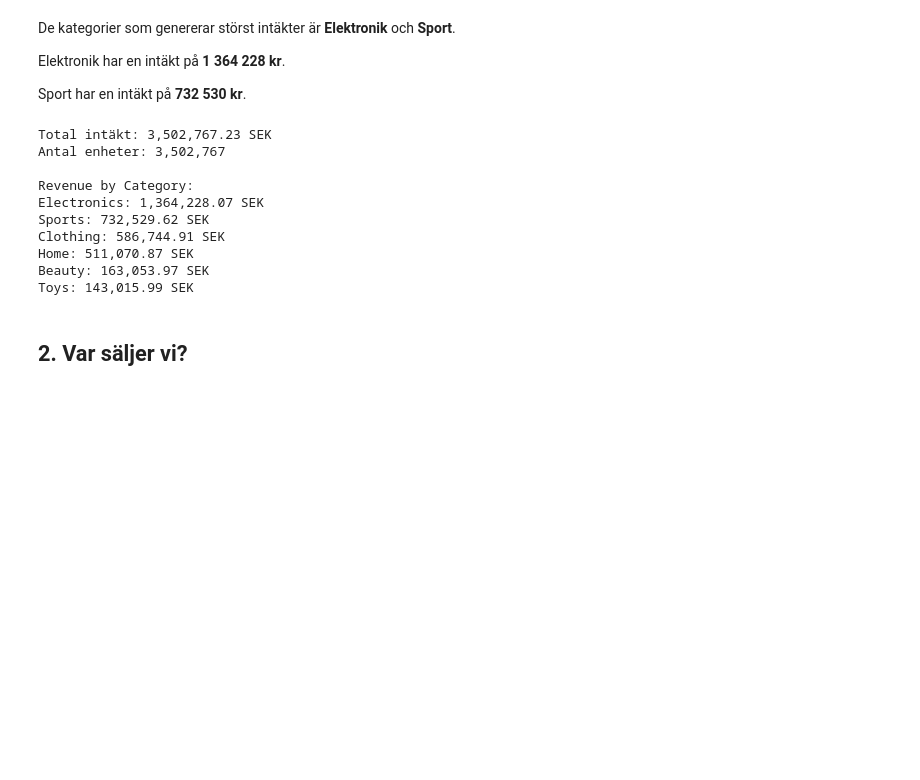
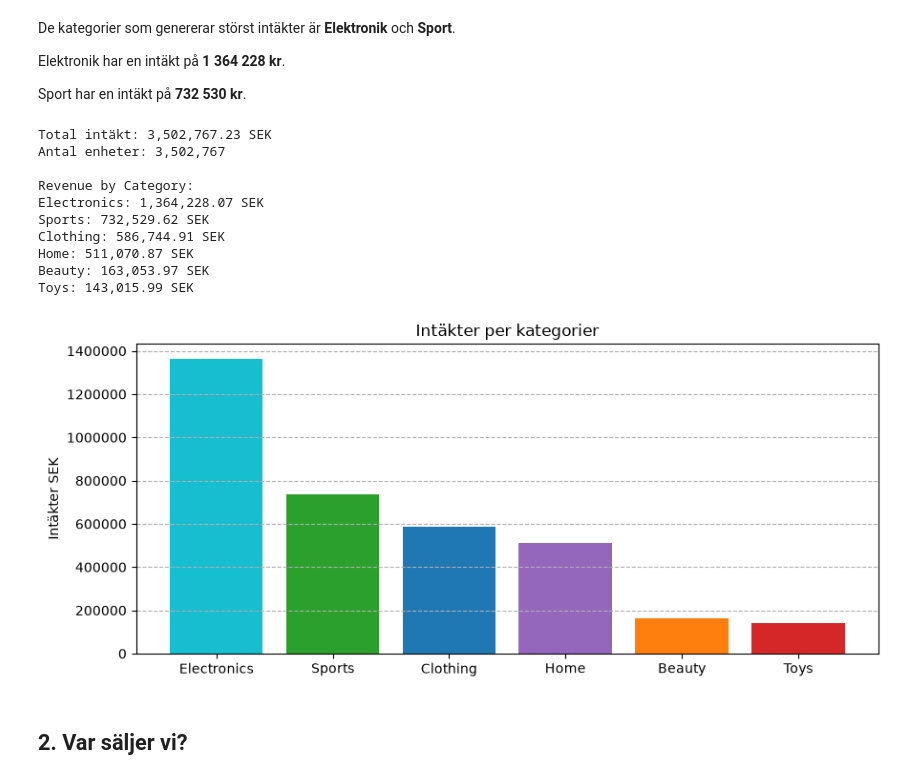
Before and after one commit to Jujbraga/ecommerce-sales-report, a Jupyter notebook: notebook/report.ipynb, the cells around one changed output. Saved outputs shown, nothing was run; the diff lists cells and outputs as text; code cells hidden in the pictures; blank space fills up the shorter version.

Commit message:
add graphic bar by category

```diff
--- a/notebook/report.ipynb
+++ b/notebook/report.ipynb
@@ -21,24 +21,27 @@ Sport har en intäkt på **732 530 kr**.
 # %%
 revenue_by_category = sorted_revenue_by_category(data, list_of_categories)
 total_revenue = df["revenue"].sum()
 total_units = df["units"].sum()
 
 print(f"Total intäkt: {total_revenue:,.2f} SEK")
 print(f"Antal enheter: {total_revenue:,.0f}")
 print()
 
 print_summary(revenue_by_category, "Revenue by Category:")
+
+plot_by_category(by_category(df))
 # %% [output]
 Total intäkt: 3,502,767.23 SEK
 Antal enheter: 3,502,767
 
 Revenue by Category:
 Electronics: 1,364,228.07 SEK
 Sports: 732,529.62 SEK
 Clothing: 586,744.91 SEK
 Home: 511,070.87 SEK
 Beauty: 163,053.97 SEK
 Toys: 143,015.99 SEK
+[figure, added]
 # %% [markdown]
 ## 2. Var säljer vi?
 # %%
```
Also changed, not shown: 2 other files.
